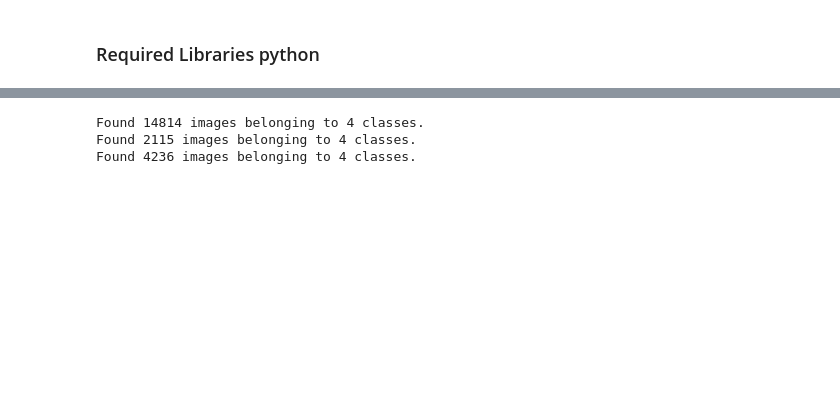
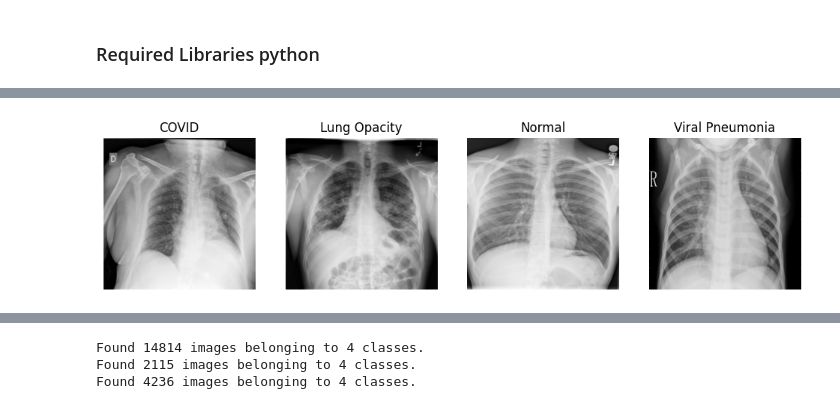
Before and after one commit to bachthyaglx/pneumonia-attention-based-CNNs, a Jupyter notebook: cxr_classification_attentionCNN.ipynb, the cells around one changed output, grey strips where cells are left out. Cells and saved outputs as stored; diff of their text form; code cells hidden in the pictures; blank space fills up the shorter version.

```diff
--- a/cxr_classification_attentionCNN.ipynb
+++ b/cxr_classification_attentionCNN.ipynb
@@ -19,0 +90,13 @@ from tensorflow.keras import layers, models
+# %%
+# Display random images, one from each category
+plt.figure(facecolor='white', figsize=(12,3))
+for i in range(4):
+    ax = plt.subplot(1, 4, i + 1)
+    path = random.choice(glob(DATASET_PATH + '/' + dir_list[i] + '/*'))
+    plt.imshow(Image.open(path), cmap='gray')
+    plt.title(dir_list[i])
+    plt.axis('off')
+plt.savefig('figures/random_images.png', dpi=200)
+plt.show()
+# %% [output]
+[figure, added]
```
Also changed, not shown: parts of 30 cells of this notebook, 3 other files.
